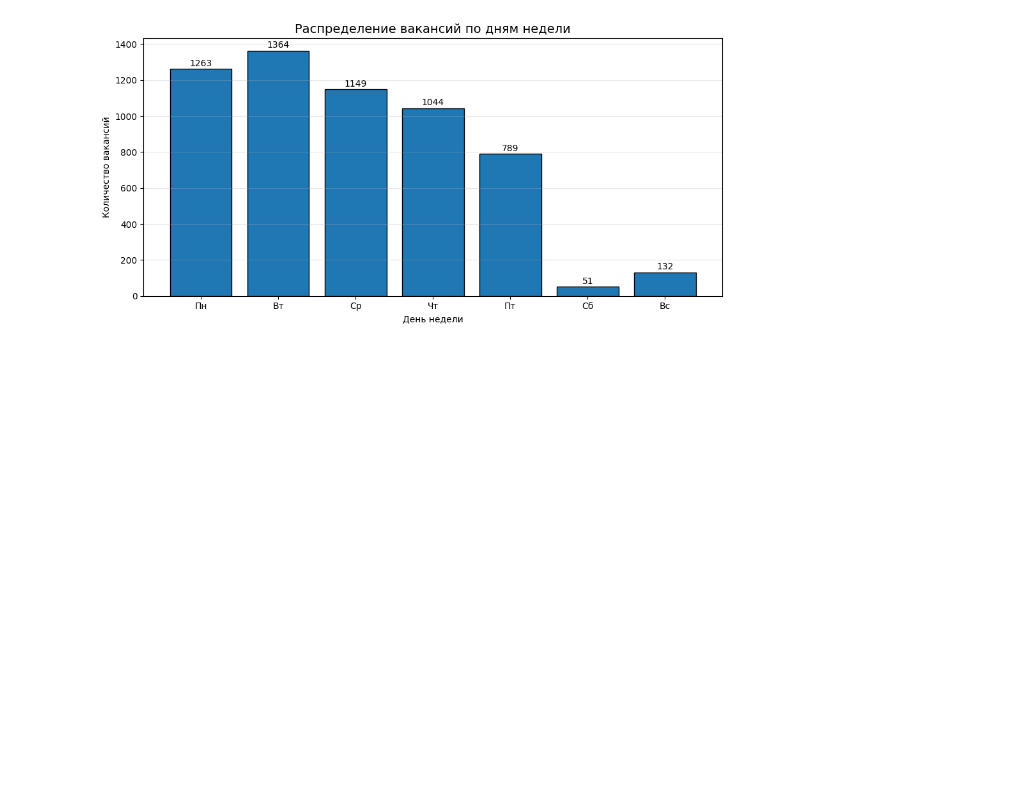
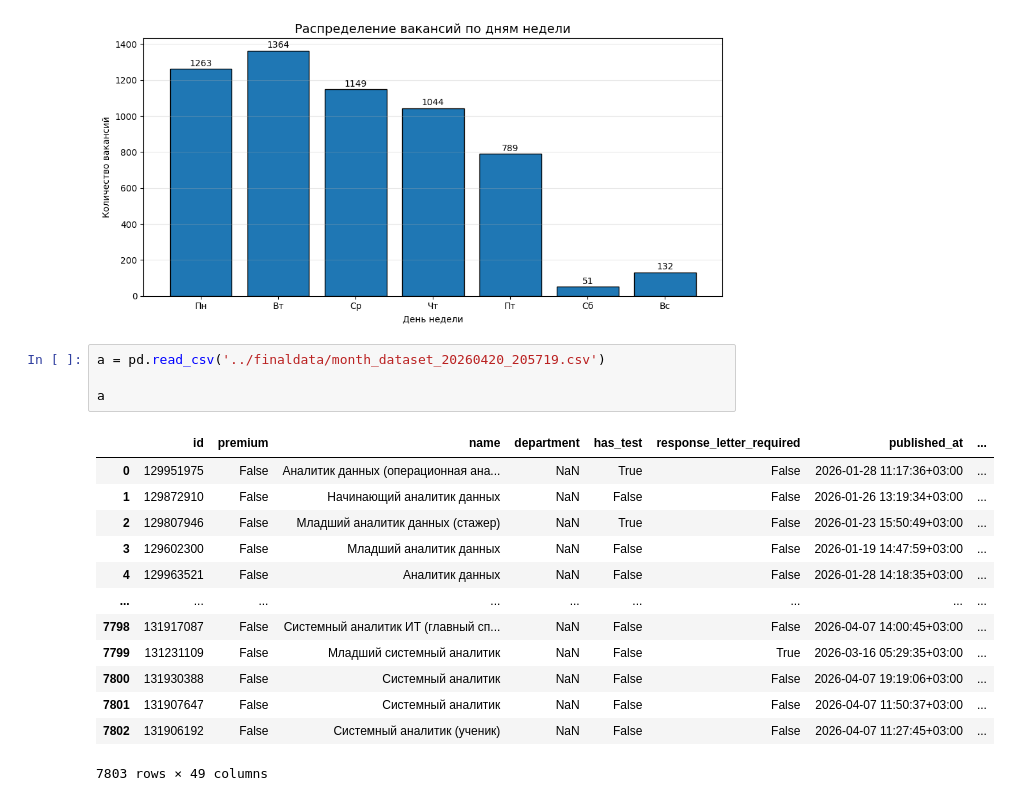
Before and after one commit to AnnShchuplova/data_analyst_job_market, a Jupyter notebook: notebooks/graphs.ipynb, the cells around one changed output. Saved outputs shown, nothing was run; the diff lists cells and outputs as text; blank space fills up the shorter version.

```diff
--- a/notebooks/graphs.ipynb
+++ b/notebooks/graphs.ipynb
@@ -56,3 +58,21 @@ plt.tight_layout()
 plt.show()
 # %% [output]
 [figure]
+# %%
+a = pd.read_csv('../finaldata/month_dataset_20260420_205719.csv')
+
+a
+# %% [output]
+|  | id | premium | name | department | has_test | response_letter_required | published_at | ... |
+| 0 | 129951975 | False | Аналитик данных (операционная ана... | NaN | True | False | 2026-01-28 11:17:36+03:00 | ... |
+| 1 | 129872910 | False | Начинающий аналитик данных | NaN | False | False | 2026-01-26 13:19:34+03:00 | ... |
+| 2 | 129807946 | False | Младший аналитик данных (стажер) | NaN | True | False | 2026-01-23 15:50:49+03:00 | ... |
+| 3 | 129602300 | False | Младший аналитик данных | NaN | False | False | 2026-01-19 14:47:59+03:00 | ... |
+| 4 | 129963521 | False | Аналитик данных | NaN | False | False | 2026-01-28 14:18:35+03:00 | ... |
+| ... | ... | ... | ... | ... | ... | ... | ... | ... |
+| 7798 | 131917087 | False | Системный аналитик ИТ (главный сп... | NaN | False | False | 2026-04-07 14:00:45+03:00 | ... |
+| 7799 | 131231109 | False | Младший системный аналитик | NaN | False | True | 2026-03-16 05:29:35+03:00 | ... |
+| 7800 | 131930388 | False | Системный аналитик | NaN | False | False | 2026-04-07 19:19:06+03:00 | ... |
+| 7801 | 131907647 | False | Системный аналитик | NaN | False | False | 2026-04-07 11:50:37+03:00 | ... |
+| 7802 | 131906192 | False | Системный аналитик (ученик) | NaN | False | False | 2026-04-07 11:27:45+03:00 | ... |
+7803 rows × 49 columns
```
Also changed, not shown: parts of 1 cell of this notebook, 2 other files.
